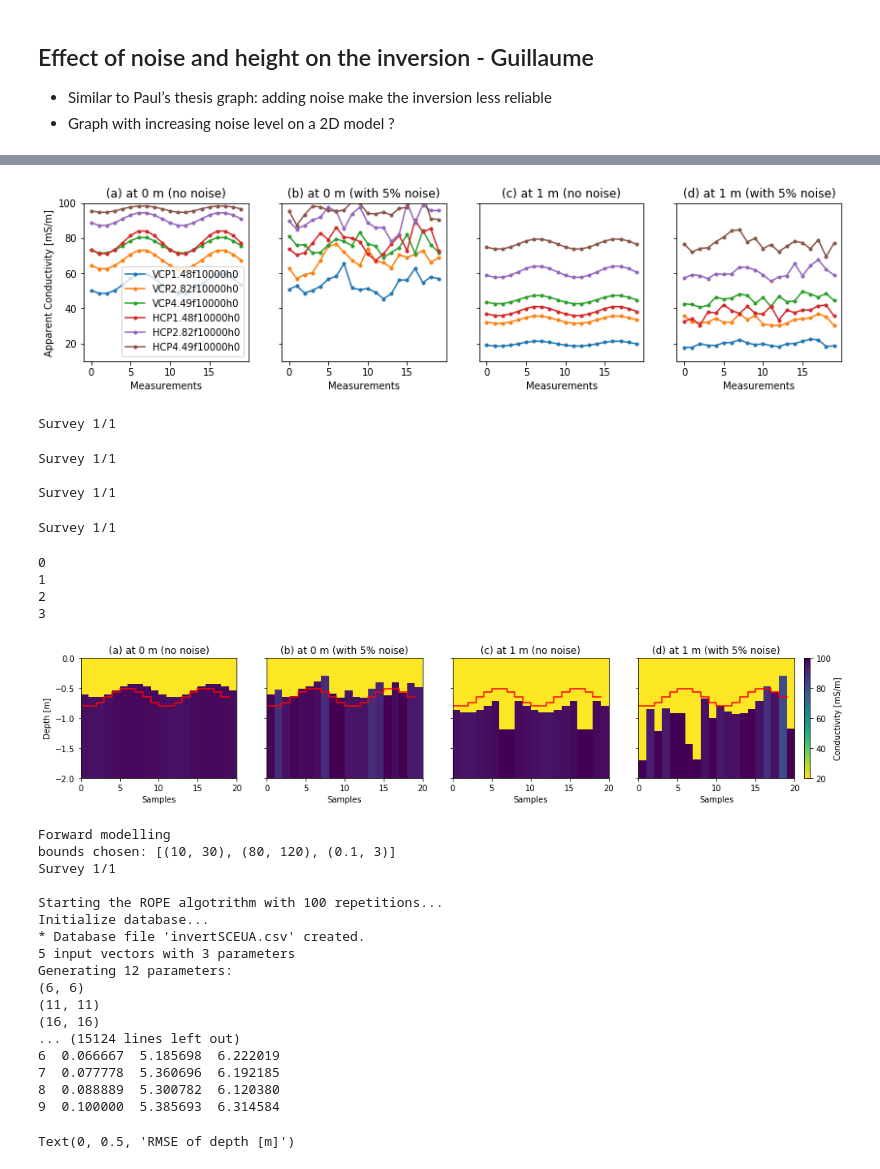
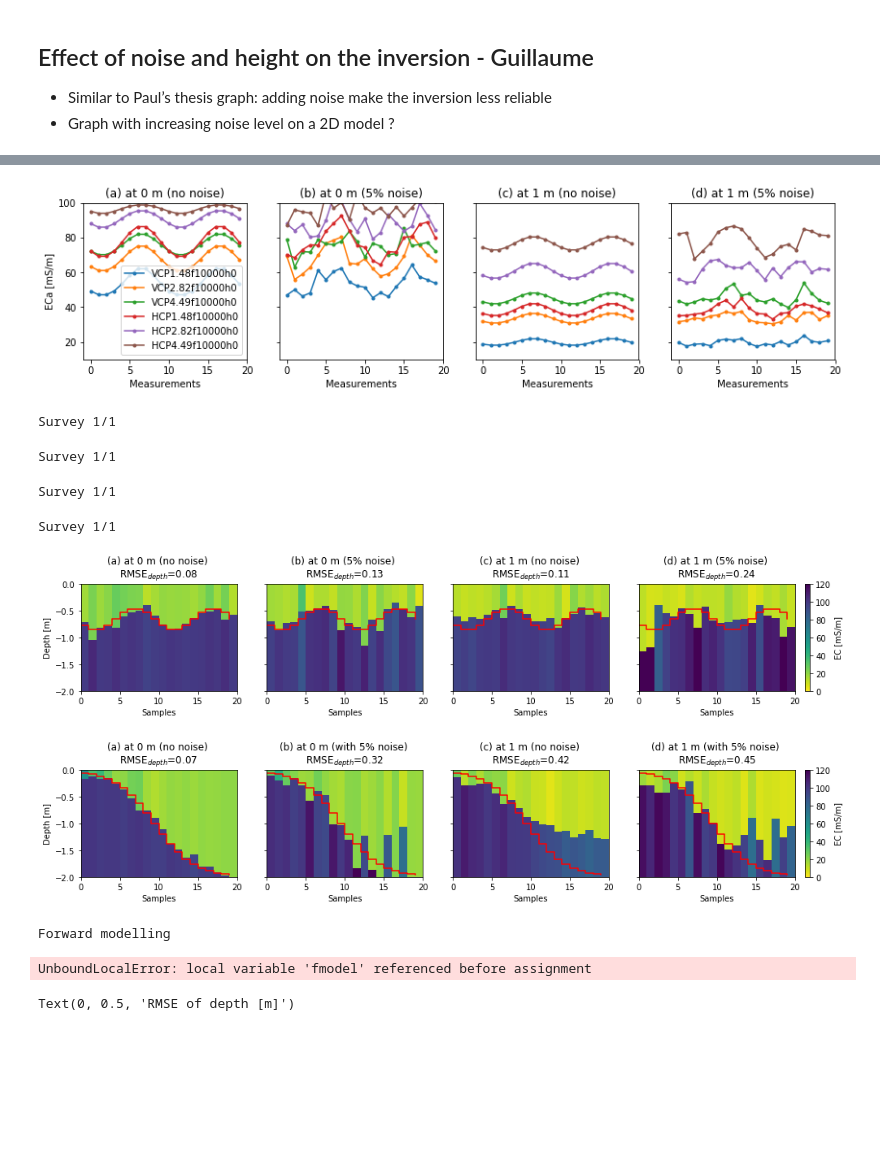
Before and after one commit to hkexgroup/emagpy, a Jupyter notebook: src/em-paper.ipynb, the cells around one changed output, grey strips where cells are left out. Drawn from its saved outputs; the diff is of its cells as text; code cells hidden in the pictures; blank space fills up the shorter version.

```diff
--- a/src/em-paper.ipynb
+++ b/src/em-paper.ipynb
@@ -353,7 +412,9 @@ ax.plot(-k1.surveys[0].df['saproliteDepth'], 'rx-')
 ax = axs[1]
 k2.showResults(ax=ax, vmin=0, vmax=20, maxDepth=3)
 rmse = k2.getRMSE()['all'].values[0]
-ax.set_title('(b) Sharp (RMSE:{:.2f})'.format(rmse))
+trueDepths = k2.surveys[0].df['saproliteDepth'].values
+rmseDepths = np.sqrt(np.sum((k2.depths[0][:,0] - trueDepths)**2)/len(trueDepths))
+ax.set_title('(b) Sharp (RMSE:{:.2f}, RMSE$_{{depths}}$={:.2f})'.format(rmse, rmseDepths))
 ax.plot(-k1.surveys[0].df['saproliteDepth'], 'rx-')
 fig.savefig(outputdir + 'smooth-sharp.jpg', dpi=500)
 # %% [output]
@@ -396,7 +429,9 @@ nlayer = 2
 npos = 20
 conds = np.ones((npos, nlayer))*[20, 100]
 x = np.linspace(0.1, 2, npos)[:,None]
-depths = 0.65 + 0.15* np.sin(x*np.pi*2)
+#depths = 0 + 2/(1+np.exp(-4*(x-1))) # sigmoid
+depths = 0.65 + 0.2 * np.sin(x*np.pi*2) # wave
+
 fig, ax = plt.subplots()
 ax.plot(depths, 'r-')
 fig.show()
@@ -408,8 +443,8 @@ coils0 = ['VCP1.48f10000h0', 'VCP2.82f10000h0', 'VCP4.49f10000h0',
           'HCP1.48f10000h0', 'HCP2.82f10000h0', 'HCP4.49f10000h0']
 coils1 = ['VCP1.48f10000h1', 'VCP2.82f10000h1', 'VCP4.49f10000h1',
           'HCP1.48f10000h1', 'HCP2.82f10000h1', 'HCP4.49f10000h1']
-titles = ['at 0 m (no noise)', 'at 0 m (with 5% noise)',
-          'at 1 m (no noise)', 'at 1 m (with 5% noise)']
+titles = ['at 0 m (no noise)', 'at 0 m (5% noise)',
+          'at 1 m (no noise)', 'at 1 m (5% noise)']
 
 # 0 m no noise
 k1 = Problem()
@@ -432,7 +467,6 @@ k4.setModels([depths], [conds])
 dfs = k4.forward(forwardModel='FSeq', coils=coils1, noise=0.05)
 
 ks = [k1, k2, k3, k4]
-print(depths)
 # %% [output]
 Forward modelling
 Forward modelling
@@ -463,44 +484,49 @@ for i in range(4):
         ax.get_legend().remove()
         ax.set_ylabel('')
 # %% [output]
-[figure, old version]
+[figure, new version]
 # %%
 # invert
 for k in ks:
     k.setInit(depths0=np.array([0.5]), fixedDepths=[False])
-    k.invert(method='L-BFGS-B', forwardModel='CS', bnds=[(0.1, 3), (0, 150), (0, 150)], rep=100, njobs=-1)
-
-#    k.setInit(depths0=np.linspace(0.1, 5, 20))
-#    k.invertGN()
-
-#    k.setInit(depths0=np.array([0.5, 1]))
-#    k.invert(fixedDepths=False)
+    k.invert(forwardModel='FSeq', method='ROPE', bnds=[(0.05, 2.5), (5, 150), (5, 150)], regularization='l1', rep=1000, njobs=-1)
 # %% [output]
 Survey 1/1
 Survey 1/1
-
-Survey 1/1
 Survey 1/1
+Survey 1/1
 # %%
 # graph of inverted values
 fig, axs = plt.subplots(1, 4, sharex=True, sharey=True, figsize=(14,3))
 for i in range(4):
-    print(i)
     ax = axs[i]
-    ks[i].showResults(ax=ax, vmin=20, vmax=100, maxDepth=2)
-    ax.set_title('({:s}) {:s}'.format(letters[i], titles[i]))
-    ax.step(np.arange(depths.shape[0]), -depths, 'r') # true depth
+    ks[i].showResults(ax=ax, vmin=0, vmax=120, maxDepth=2)
+    rmseDepths = np.sqrt(np.sum((ks[i].depths[0][:,0] - depths[:,0])**2)/len(depths[:,0]))
+    ax.set_title('({:s}) {:s} \nRMSE$_{{depth}}$={:.2f}'.format(letters[i], titles[i], rmseDepths))
+    ax.step(np.arange(depths.shape[0]), -depths, 'r', where='post') # true depth
     if i < 3:
         fig.axes[-1].remove()
     if i > 0:
         ax.set_ylabel('')
 fig.savefig(outputdir + 'inv-noise.jpg', dpi=500)
 # %% [output]
-0
-1
-2
-3
-[figure, old version]
+[figure, new version]
+# %%
+# graph of inverted values
+fig, axs = plt.subplots(1, 4, sharex=True, sharey=True, figsize=(14,3))
+for i in range(4):
+    ax = axs[i]
+    ks[i].showResults(ax=ax, vmin=0, vmax=120, maxDepth=2)
+    rmseDepths = np.sqrt(np.sum((ks[i].depths[0][:,0] - depths[:,0])**2)/len(depths[:,0]))
+    ax.set_title('({:s}) {:s} \nRMSE$_{{depth}}$={:.2f}'.format(letters[i], titles[i], rmseDepths))
+    ax.step(np.arange(depths.shape[0]), -depths, 'r', where='post') # true depth
+    if i < 3:
+        fig.axes[-1].remove()
+    if i > 0:
+        ax.set_ylabel('')
+fig.savefig(outputdir + 'inv-noise.jpg', dpi=500)
+# %% [output]
+[figure, added]
 # %%
 # graph noise level vs RMSE of predicted depth (takes a long time)
 noises = np.linspace(0, 0.1, 10)
@@ -515,7 +541,7 @@ for i, coils in zip(['h0','h1'], [coils0, coils1]):
         k = Problem()
         k.models = [conds]
         k.depths = [depths]
-        dfs = k.forward(forwardModel='FS', coils=coils, noise=noise)
+        dfs = k.forward(forwardModel='FSeq', coils=coils, noise=noise)
         k.setInit(depths0=np.array([0.5]), fixedDepths=[False])
         k.invert(method='ROPE', bnds=[(10, 30), (80, 120), (0.1, 3)])
 #        k.invert(fixedDepths=False)
@@ -523,22 +549,7 @@ for i, coils in zip(['h0','h1'], [coils0, coils1]):
         print(dfrmse)
 # %% [output]
 Forward modelling
-bounds chosen: [(10, 30), (80, 120), (0.1, 3)]
-Survey 1/1
-
-Starting the ROPE algotrithm with 100 repetitions...
-Initialize database...
-* Database file 'invertSCEUA.csv' created.
-5 input vectors with 3 parameters
-Generating 12 parameters:
-(6, 6)
-(11, 11)
-(16, 16)
-... (15124 lines left out)
-6  0.066667  5.185698  6.222019
-7  0.077778  5.360696  6.192185
-8  0.088889  5.300782  6.120380
-9  0.100000  5.385693  6.314584
+UnboundLocalError: local variable 'fmodel' referenced before assignment
 # %%
 fig, ax = plt.subplots()
 ax.plot(dfrmse['noise']*100, dfrmse['h0'], 'o-', label='at 0 m')
```
Also changed, not shown: parts of 29 cells of this notebook.
